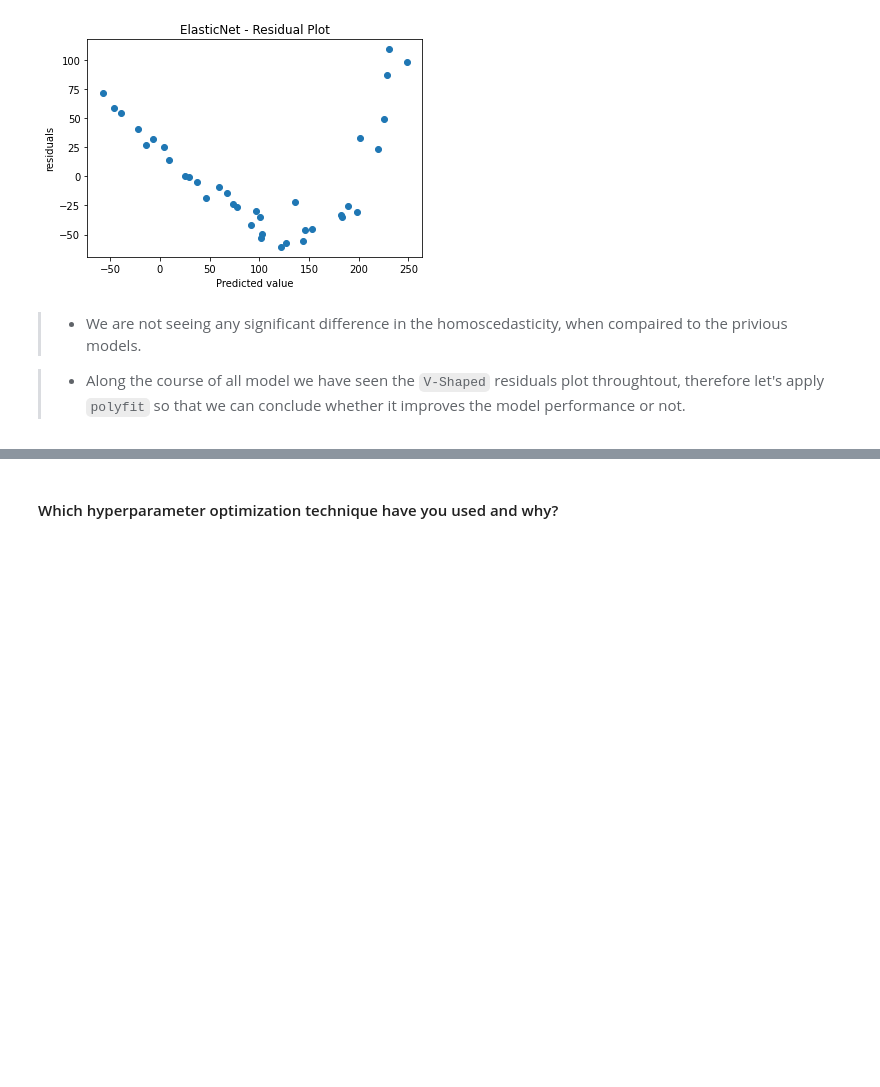
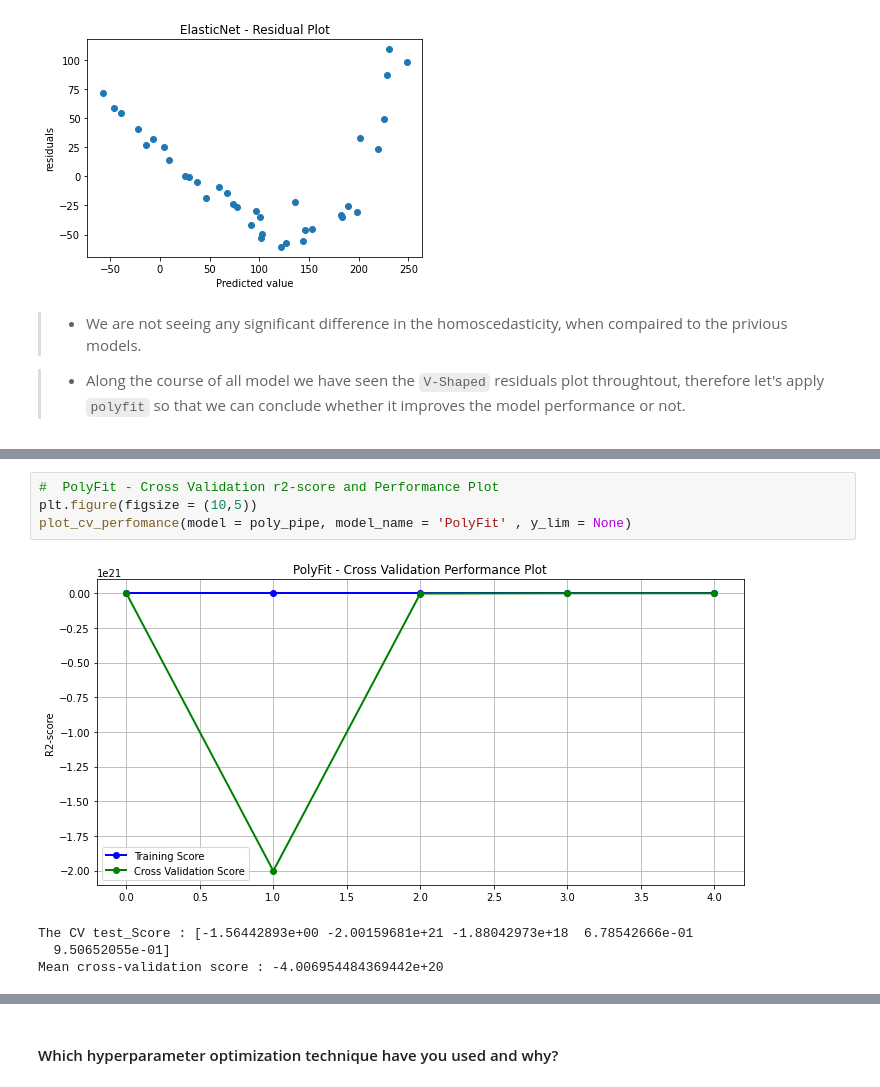
Before and after one commit to ashish-mali/Regression-Yes-Bank-Stock-Closing-Price-Prediction, a Jupyter notebook: Yes_Bank_Stock_Closing_Price_Prediction_Capstone_Project.ipynb, the cells around one changed output, grey strips where cells are left out. Drawn from its saved outputs; the diff is of its cells as text; blank space fills up the shorter version.

```diff
--- a/Yes_Bank_Stock_Closing_Price_Prediction_Capstone_Project.ipynb
+++ b/Yes_Bank_Stock_Closing_Price_Prediction_Capstone_Project.ipynb
@@ -2642,0 +2689,9 @@ check_homoscedasticity(model = elasticnet, model_name = 'ElasticNet')
+# %%
+#  PolyFit - Cross Validation r2-score and Performance Plot
+plt.figure(figsize = (10,5))
+plot_cv_perfomance(model = poly_pipe, model_name = 'PolyFit' , y_lim = None)
+# %% [output]
+[figure, added]
+The CV test_Score : [-1.56442893e+00 -2.00159681e+21 -1.88042973e+18  6.78542666e-01
+  9.50652055e-01]
+Mean cross-validation score : -4.006954484369442e+20
```
Also changed, not shown: parts of 15 cells of this notebook.
